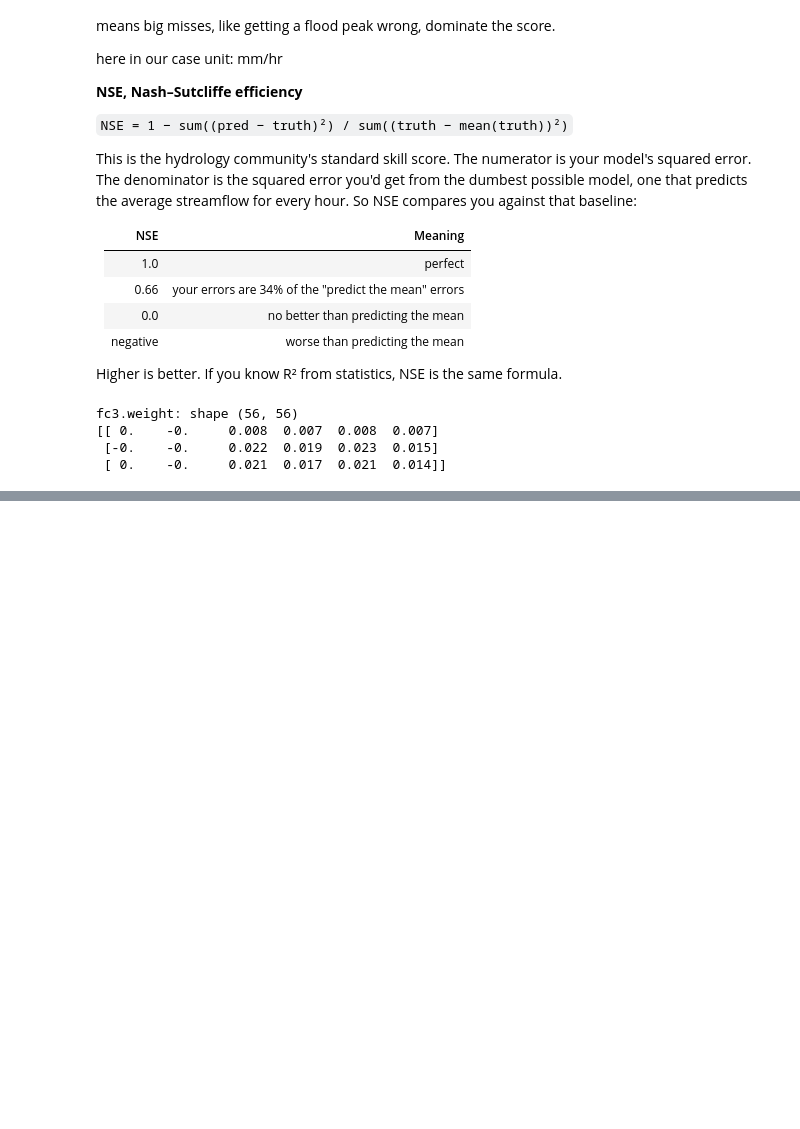
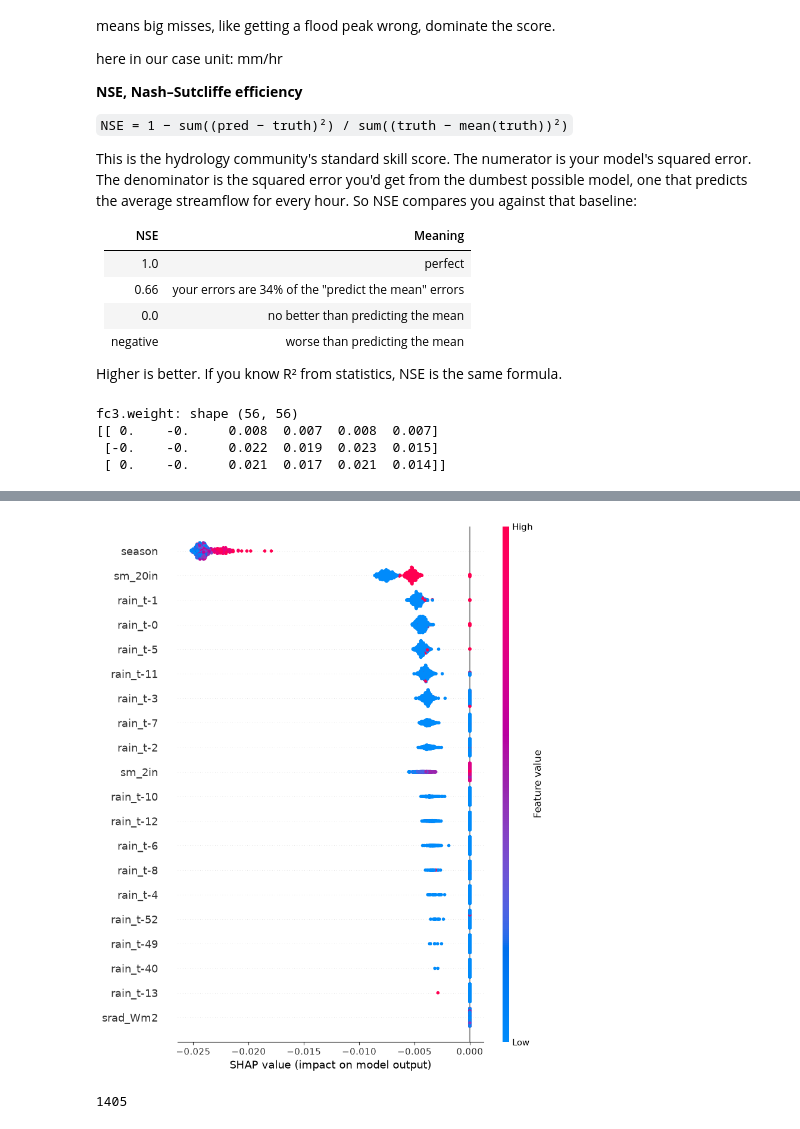
Before and after one commit to nehasrinivasula/mlm26, a Jupyter notebook: try.ipynb, the cells around one changed output, grey strips where cells are left out. Cells and saved outputs as stored; diff of their text form; code cells hidden in the pictures; blank space fills up the shorter version.

Commit message:
Add SHAP analysis per 60 days into 13 chunks, both torch and the non-torch version

```diff
--- a/try.ipynb
+++ b/try.ipynb
@@ -207,0 +214,20 @@ fc_weight_corrected = np.zeros((56, 56), np.float32)     # REPLACE ME
+# %%
+#just write my version for now. referencing what michal did in 09/09/2026
+import shap as shp
+f = lambda x: S.forward(weights, x)
+background = shp.kmeans(X, 100).data #just use 100 values from the training data, insead of doing the all 18k
+explainer = shp.KernelExplainer(f, background) #store the function and background
+# %%
+sample = X[:500]
+shap_values = explainer.shap_values(sample)
+# %%
+#make a feature name table, 72 rainfall logs + 5 features
+feature_names = [f"rain_t-{71-i}" for i in range(72)] #-71 is the oldest, -0 is the most recent, which is the current hour
+# for i in range(72):
+#     feature_names.append()
+print(feature_names)
+
+feature_names.extend(['sm_2in', 'sm_20in', 'season', 'T_air_C', 'srad_Wm2'])
+print(feature_names)
+michal_names = ['rain_t-71', 'rain_t-70', 'rain_t-69', 'rain_t-68', 'rain_t-67', 'rain_t-66', 'rain_t-65', 'rain_t-64', 'rain_t-63', 'rain_t-62', 'rain_t-61', 'rain_t-60', 'rain_t-59', 'rain_t-58', 'rain_t-57', 'rain_t-56', 'rain_t-55', 'rain_t-54', 'rain_t-53', 'rain_t-52', 'rain_t-51', 'rain_t-50', 'rain_t-49', 'rain_t-48', 'rain_t-47', 'rain_t-46', 'rain_t-45', 'rain_t-44', 'rain_t-43', 'rain_t-42', 'rain_t-41', 'rain_t-40', 'rain_t-39', 'rain_t-38', 'rain_t-37', 'rain_t-36', 'rain_t-35', 'rain_t-34', 'rain_t-33', 'rain_t-32', 'rain_t-31', 'rain_t-30', 'rain_t-29', 'rain_t-28', 'rain_t-27', 'rain_t-26', 'rain_t-25', 'rain_t-24', 'rain_t-23', 'rain_t-22', 'rain_t-21', 'rain_t-20', 'rain_t-19', 'rain_t-18', 'rain_t-17', 'rain_t-16', 'rain_t-15', 'rain_t-14', 'rain_t-13', 'rain_t-12', 'rain_t-11', 'rain_t-10', 'rain_t-9', 'rain_t-8', 'rain_t-7', 'rain_t-6', 'rain_t-5', 'rain_t-4', 'rain_t-3', 'rain_t-2', 'rain_t-1', 'rain_t-0', 'sm_2in', 'sm_20in', 'season', 'T_air_C', 'srad_Wm2']
+print(michal_names == feature_names) #True
@@ -207,0 +238,9 @@ fc_weight_corrected = np.zeros((56, 56), np.float32)     # REPLACE ME
+# %%
+shp.summary_plot(shap_values, sample, feature_names=feature_names, max_display=20)
+# %% [output]
+[figure, added]
+# %%
+# I want to do every 2 months, which probably I can do every 60 days * 24 hrs = 1440 hours. Or I can do a divide so can divide evenly, anyway
+18685 % 1440
+# %% [output]
+1405
```
Also changed, not shown: parts of 9 cells of this notebook.
